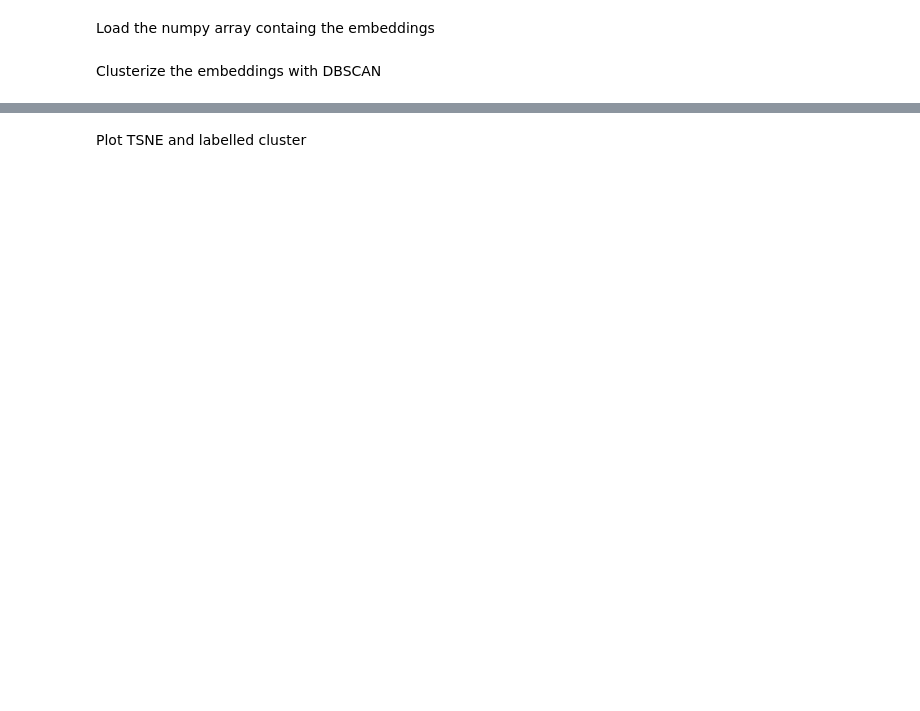
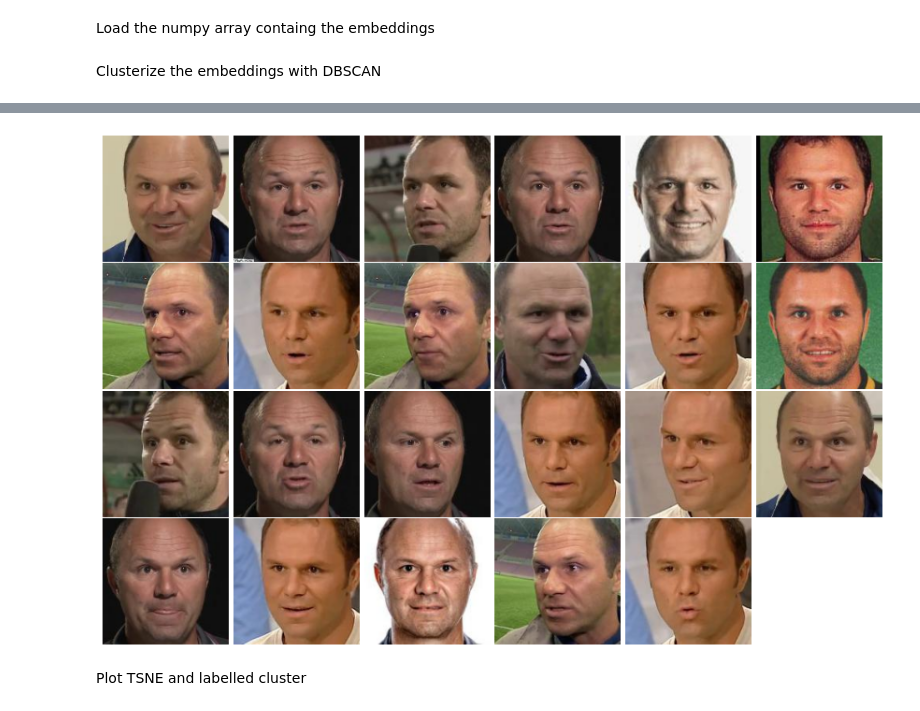
Before and after one commit to ebu/benchmark-face-reco, a Jupyter notebook: notebooks/clustering.ipynb, the cells around one changed output, grey strips where cells are left out. Saved outputs shown, nothing was run; the diff lists cells and outputs as text; code cells hidden in the pictures; blank space fills up the shorter version.

```diff
--- a/notebooks/clustering.ipynb
+++ b/notebooks/clustering.ipynb
@@ -8,3 +30,10 @@ import numpy as np
+# %%
+def images_from_cluster(cluster_id, labels_to_filter):
+    images = []
+    import cv2
+    for index in np.where(np.array(labels_to_filter)==cluster_id)[0]:
+         images.append(cv2.imread(str((dataset_path / labels[index] /face_ids[index]).with_suffix(".jpg"))))
+    return images
 # %% [markdown]
 # Cluster the faces embedding of a video
 1. Load the numpy array containing the embeddings
@@ -20,0 +87,4 @@ clusters = cluster(face_embeddings, method=DBSCAN)
+# %%
+images =  images_from_cluster("PEDAT, ERIC", labels)
+plot_images(images)
+# %% [output]
@@ -21,3 +92,4 @@ clusters = cluster(face_embeddings, method=DBSCAN)
+[figure, added]
 # %% [markdown]
 Plot TSNE and labelled cluster
 # %%
```
Also changed, not shown: parts of 18 cells of this notebook, 4 other files.
